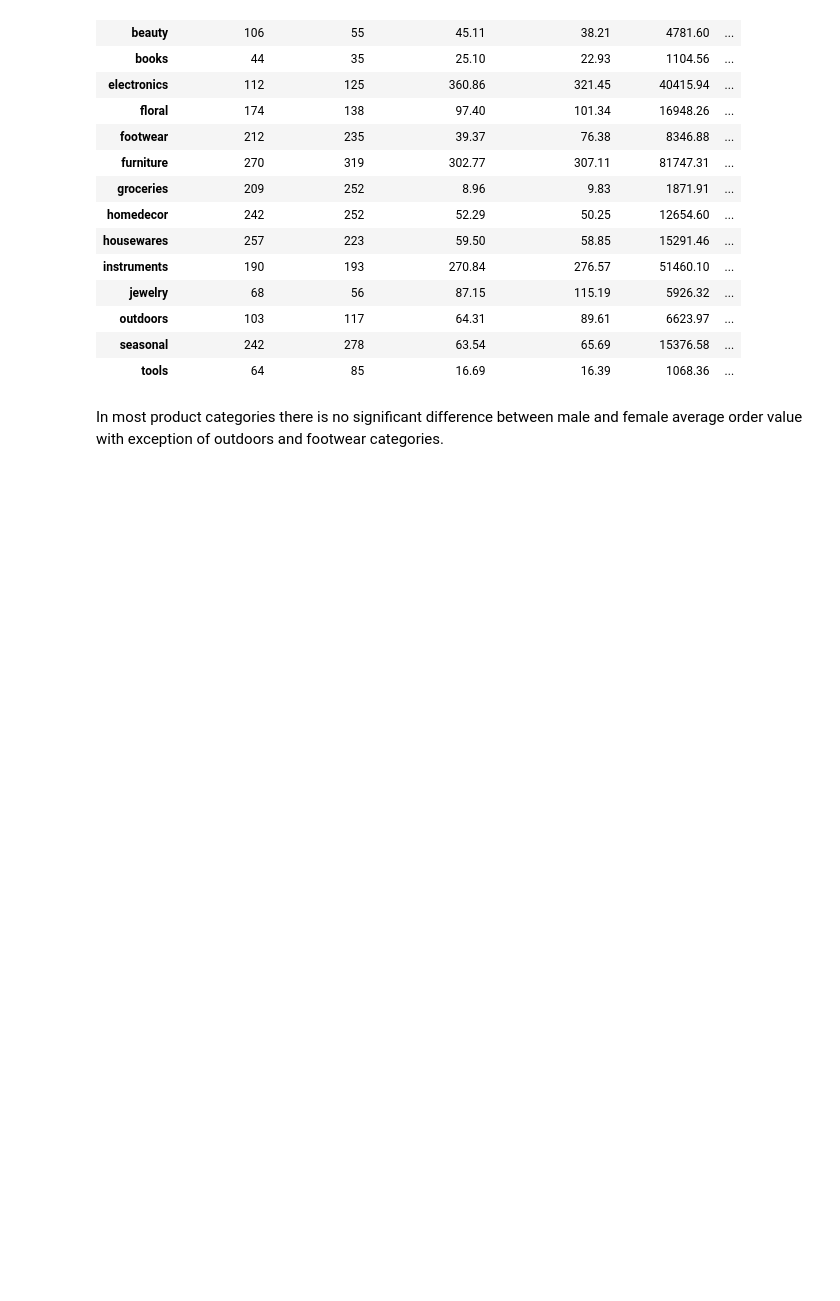
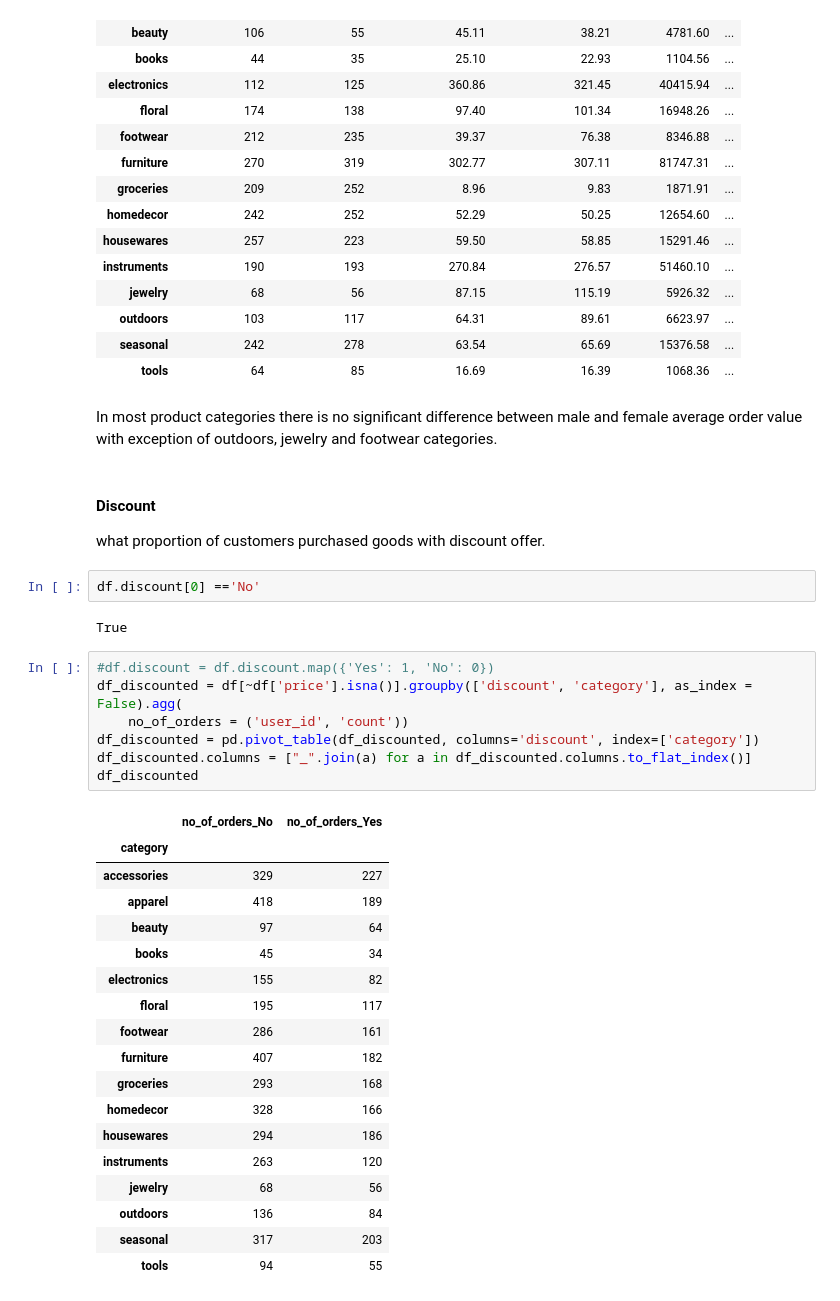
Before and after one commit to diana-kungu/E-commerce-RFM-Analysis, a Jupyter notebook: aws-retail-updated.ipynb, the cells around one changed output. Drawn from its saved outputs; the diff is of its cells as text; blank space fills up the shorter version.

Commit message:
discount analysis

```diff
--- a/aws-retail-updated.ipynb
+++ b/aws-retail-updated.ipynb
@@ -542,4 +540,37 @@ sales_by_gender_category
 | seasonal | 242 | 278 | 63.54 | 65.69 | 15376.58 | ... |
 | tools | 64 | 85 | 16.69 | 16.39 | 1068.36 | ... |
 # %% [markdown]
-In most product categories there is no significant difference between male and female average order value with exception  of outdoors and footwear categories.
+In most product categories there is no significant difference between male and female average order value with exception  of outdoors, jewelry and footwear categories.
+# %% [markdown]
+#### Discount
+what proportion of customers purchased goods with discount offer.
+# %%
+df.discount[0] =='No'
+# %% [output]
+True
+# %%
+#df.discount = df.discount.map({'Yes': 1, 'No': 0})
+df_discounted = df[~df['price'].isna()].groupby(['discount', 'category'], as_index = False).agg(
+    no_of_orders = ('user_id', 'count'))
+df_discounted = pd.pivot_table(df_discounted, columns='discount', index=['category'])
+df_discounted.columns = ["_".join(a) for a in df_discounted.columns.to_flat_index()]
+df_discounted
+# %% [output]
+|  | no_of_orders_No | no_of_orders_Yes |
+| category |  |  |
+| accessories | 329 | 227 |
+| apparel | 418 | 189 |
+| beauty | 97 | 64 |
+| books | 45 | 34 |
+| electronics | 155 | 82 |
+| floral | 195 | 117 |
+| footwear | 286 | 161 |
+| furniture | 407 | 182 |
+| groceries | 293 | 168 |
+| homedecor | 328 | 166 |
+| housewares | 294 | 186 |
+| instruments | 263 | 120 |
+| jewelry | 68 | 56 |
+| outdoors | 136 | 84 |
+| seasonal | 317 | 203 |
+| tools | 94 | 55 |
```
Also changed, not shown: parts of 6 cells of this notebook.
